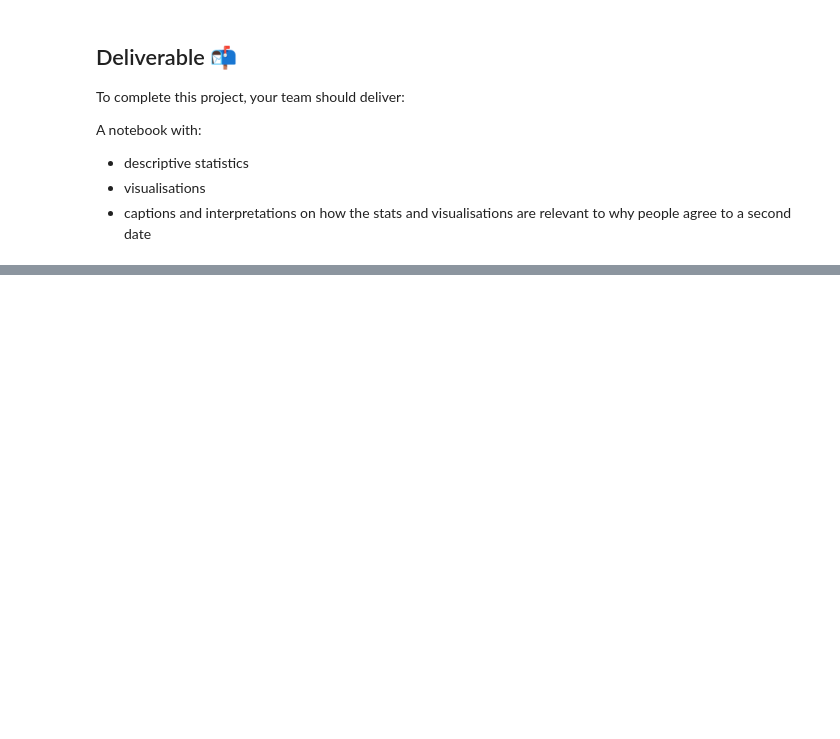
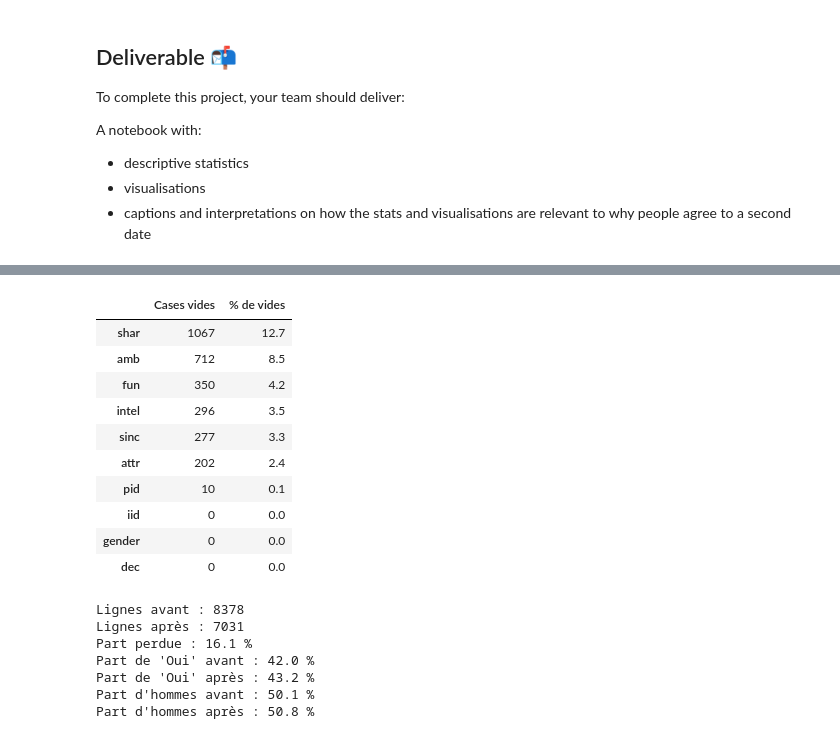
Before and after one commit to Carelle777/projet_01_speed_dating, a Jupyter notebook: notebooks/01-Speed_Dating.ipynb, the cells around one changed output, grey strips where cells are left out. Saved outputs shown, nothing was run; the diff lists cells and outputs as text; code cells hidden in the pictures; blank space fills up the shorter version.

```diff
--- a/notebooks/01-Speed_Dating.ipynb
+++ b/notebooks/01-Speed_Dating.ipynb
@@ -377,0 +105,46 @@ Corrélation réelle attractivité ↔ match : 0.26
+# %%
+# 1. Les 10 colonnes que je garde pour l'analyse (les mêmes que dans le nettoyage)
+colonnes_analyse = ['iid', 'pid', 'gender', 'dec', 'attr', 'sinc', 'intel', 'fun', 'amb', 'shar']
+
+# 2. Combien de cases vides dans chaque colonne ?
+cases_vides = df_tinder[colonnes_analyse].isna().sum()
+pourcentage_vides = (cases_vides / len(df_tinder) * 100).round(1)
+
+tableau_vides = pd.DataFrame({'Cases vides': cases_vides, '% de vides': pourcentage_vides})
+tableau_vides = tableau_vides.sort_values('% de vides', ascending=False)
+display(tableau_vides)
+
+# 3. Je simule la suppression des lignes qui ont au moins une case vide
+base_sans_vides = df_tinder[colonnes_analyse].dropna()
+
+# 4. Combien de lignes je perds ?
+avant = len(df_tinder)
+apres = len(base_sans_vides)
+print("Lignes avant :", avant)
+print("Lignes après :", apres)
+print("Part perdue :", round((avant - apres) / avant * 100, 1), "%")
+
+# 5. Est-ce que ça change mon échantillon ?
+print("Part de 'Oui' avant :", round(df_tinder['dec'].mean() * 100, 1), "%")
+print("Part de 'Oui' après :", round(base_sans_vides['dec'].mean() * 100, 1), "%")
+print("Part d'hommes avant :", round(df_tinder['gender'].mean() * 100, 1), "%")
+print("Part d'hommes après :", round(base_sans_vides['gender'].mean() * 100, 1), "%")
+# %% [output]
+|  | Cases vides | % de vides |
+| shar | 1067 | 12.7 |
+| amb | 712 | 8.5 |
+| fun | 350 | 4.2 |
+| intel | 296 | 3.5 |
+| sinc | 277 | 3.3 |
+| attr | 202 | 2.4 |
+| pid | 10 | 0.1 |
+| iid | 0 | 0.0 |
+| gender | 0 | 0.0 |
+| dec | 0 | 0.0 |
+Lignes avant : 8378
+Lignes après : 7031
+Part perdue : 16.1 %
+Part de 'Oui' avant : 42.0 %
+Part de 'Oui' après : 43.2 %
+Part d'hommes avant : 50.1 %
+Part d'hommes après : 50.8 %
```
Also changed, not shown: parts of 41 cells of this notebook, 11 other files.
